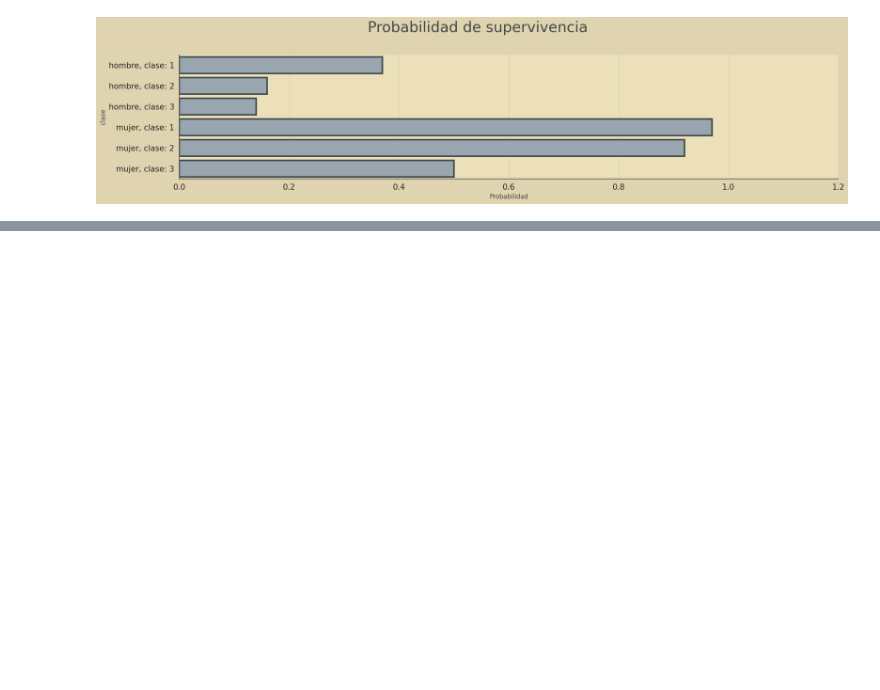
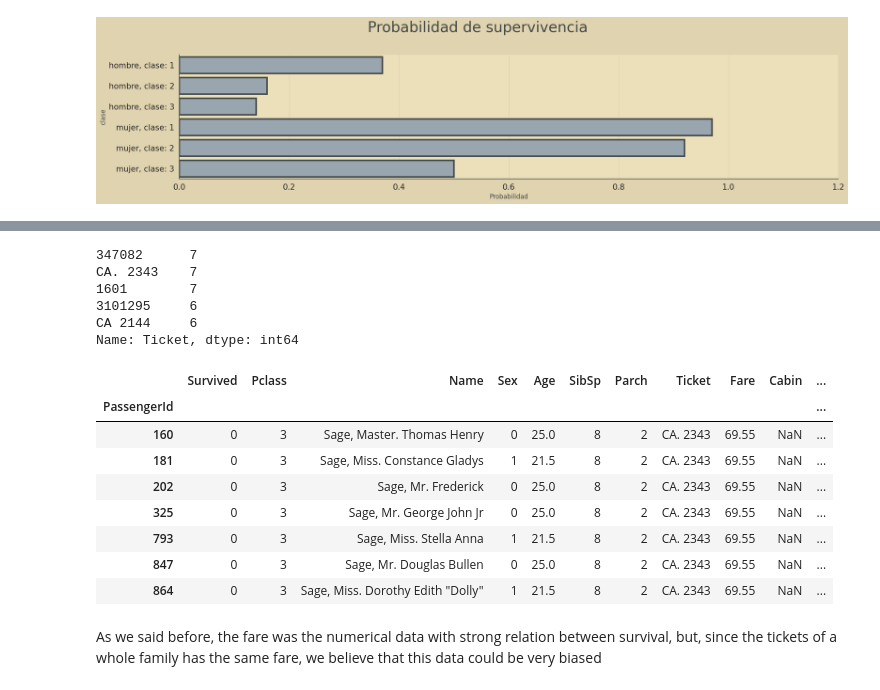
Before and after one commit to eduardo-palencia/Reto-Titanic, a Jupyter notebook: train.ipynb, the cells around one changed output, grey strips where cells are left out. Saved outputs shown, nothing was run; the diff lists cells and outputs as text; code cells hidden in the pictures; blank space fills up the shorter version.

Commit message:
Data insights

```diff
--- a/train.ipynb
+++ b/train.ipynb
@@ -119,6 +121,4 @@ for c,s in product(l1,l2):
 # %%
 train.loc[train["Embarked"].isna(),"Embarked"] = "S"
-# %%
-scr_df = train.copy()
 # %% [markdown]
 # Finding some relevant information
@@ -165,0 +174,23 @@ fg.fig.suptitle("Probabilidad de supervivencia", fontsize="28");
+# %%
+scr_df['Ticket'].value_counts().nlargest(5)
+# %% [output]
+347082      7
+CA. 2343    7
+1601        7
+3101295     6
+CA 2144     6
+Name: Ticket, dtype: int64
+# %%
+scr_df[scr_df['Ticket'] == 'CA. 2343']
+# %% [output]
+|  | Survived | Pclass | Name | Sex | Age | SibSp | Parch | Ticket | Fare | Cabin | ... |
+| PassengerId |  |  |  |  |  |  |  |  |  |  | ... |
+| 160 | 0 | 3 | Sage, Master. Thomas Henry | 0 | 25.0 | 8 | 2 | CA. 2343 | 69.55 | NaN | ... |
+| 181 | 0 | 3 | Sage, Miss. Constance Gladys | 1 | 21.5 | 8 | 2 | CA. 2343 | 69.55 | NaN | ... |
+| 202 | 0 | 3 | Sage, Mr. Frederick | 0 | 25.0 | 8 | 2 | CA. 2343 | 69.55 | NaN | ... |
+| 325 | 0 | 3 | Sage, Mr. George John Jr | 0 | 25.0 | 8 | 2 | CA. 2343 | 69.55 | NaN | ... |
+| 793 | 0 | 3 | Sage, Miss. Stella Anna | 1 | 21.5 | 8 | 2 | CA. 2343 | 69.55 | NaN | ... |
+| 847 | 0 | 3 | Sage, Mr. Douglas Bullen | 0 | 25.0 | 8 | 2 | CA. 2343 | 69.55 | NaN | ... |
+| 864 | 0 | 3 | Sage, Miss. Dorothy Edith "Dolly" | 1 | 21.5 | 8 | 2 | CA. 2343 | 69.55 | NaN | ... |
+# %% [markdown]
+As we said before, the fare was the numerical data with strong relation between survival, but, since the tickets of a whole family has the same fare, we believe that this data could be very biased
```
Also changed, not shown: parts of 7 cells of this notebook.
